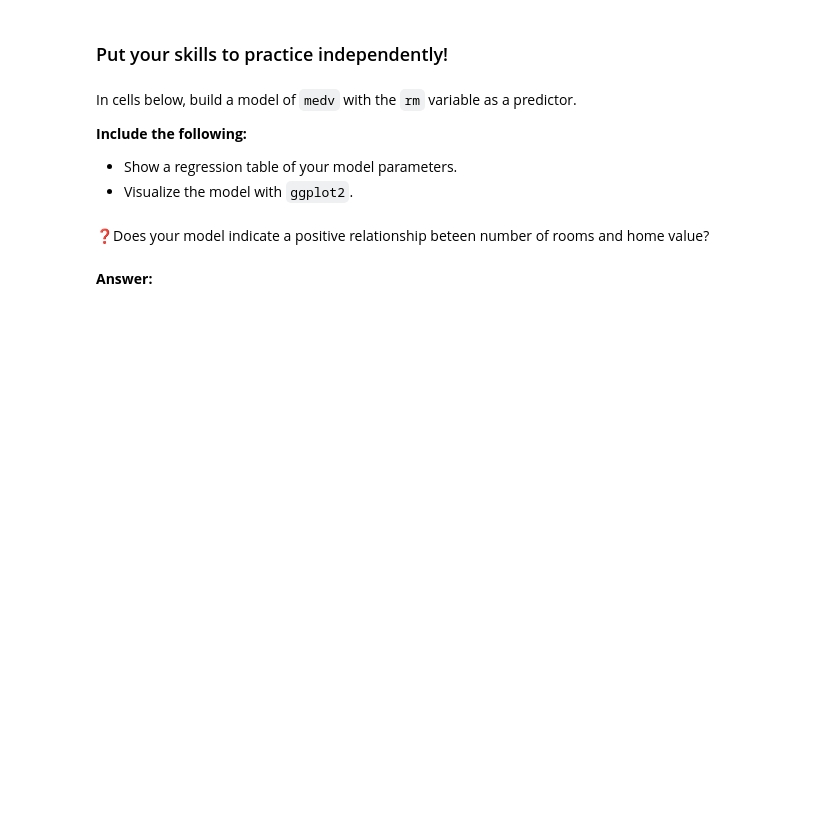
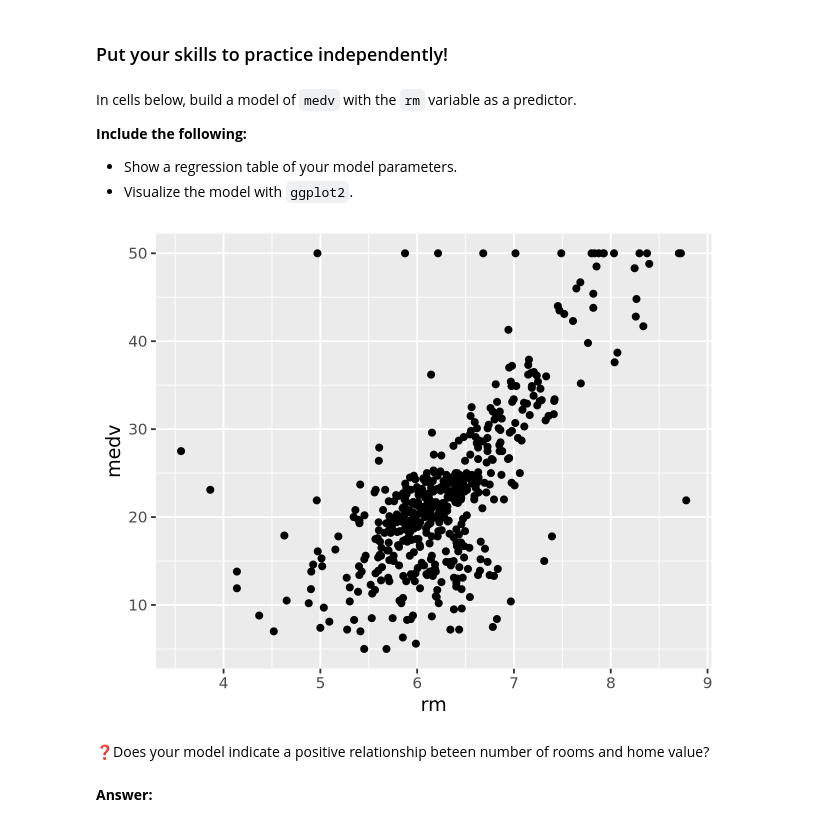
Before and after one commit to UNC-DATA-730/unit-3-assignment-williamsmaddie, a Jupyter notebook: assignment3.ipynb, the cells around one changed output. Drawn from its saved outputs; the diff is of its cells as text; code cells hidden in the pictures; blank space fills up the shorter version.

```diff
--- a/assignment3.ipynb
+++ b/assignment3.ipynb
@@ -79,6 +199,11 @@ In cells below, build a model of `medv` with the `rm` variable as a predictor.
 **Include the following:**
 - Show a regression table of your model parameters.
 - Visualize the model with `ggplot2`.
+# %%
+p = ggplot(Boston, aes(x = rm, y = medv)) + geom_point()
+p
+# %% [output]
+[figure, added]
 # %% [markdown]
 ❓Does your model indicate a positive relationship beteen number of rooms and home value?
 # %% [markdown]
```
Also changed, not shown: parts of 16 cells of this notebook.
